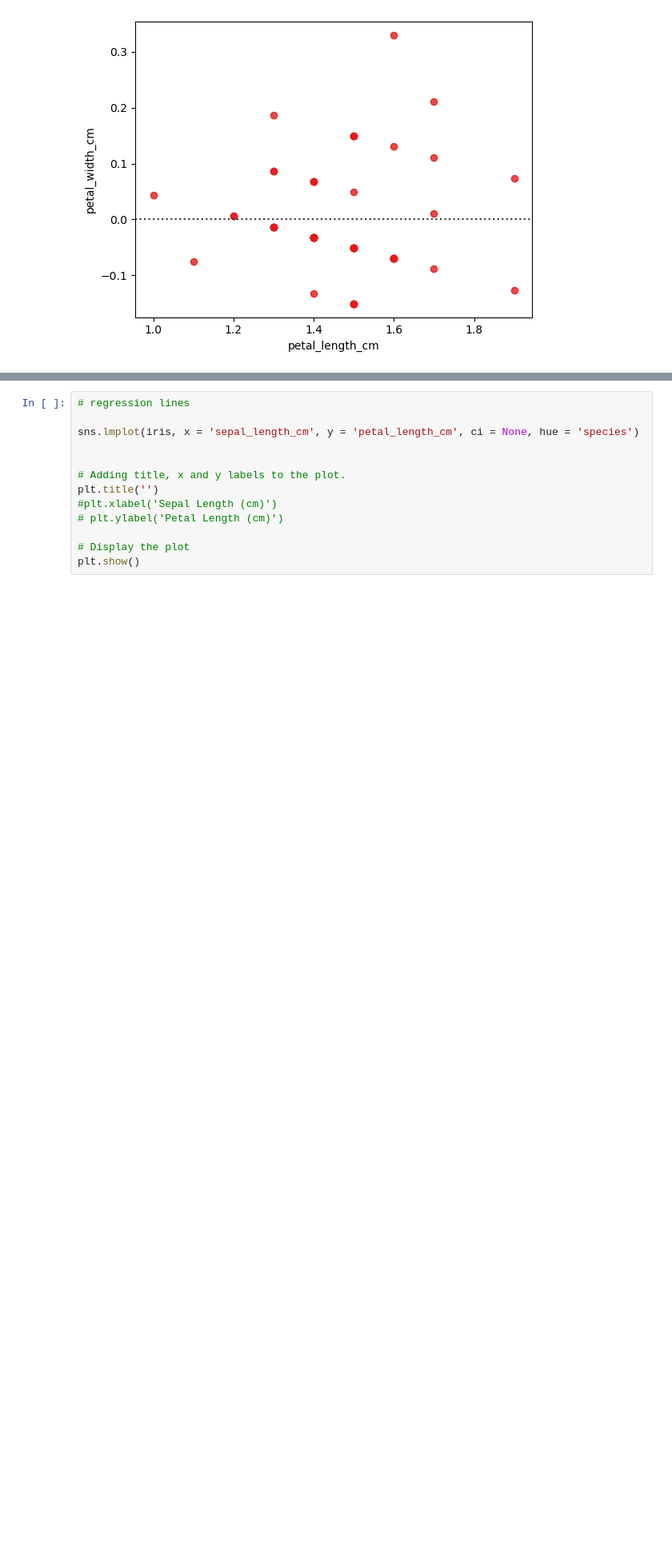
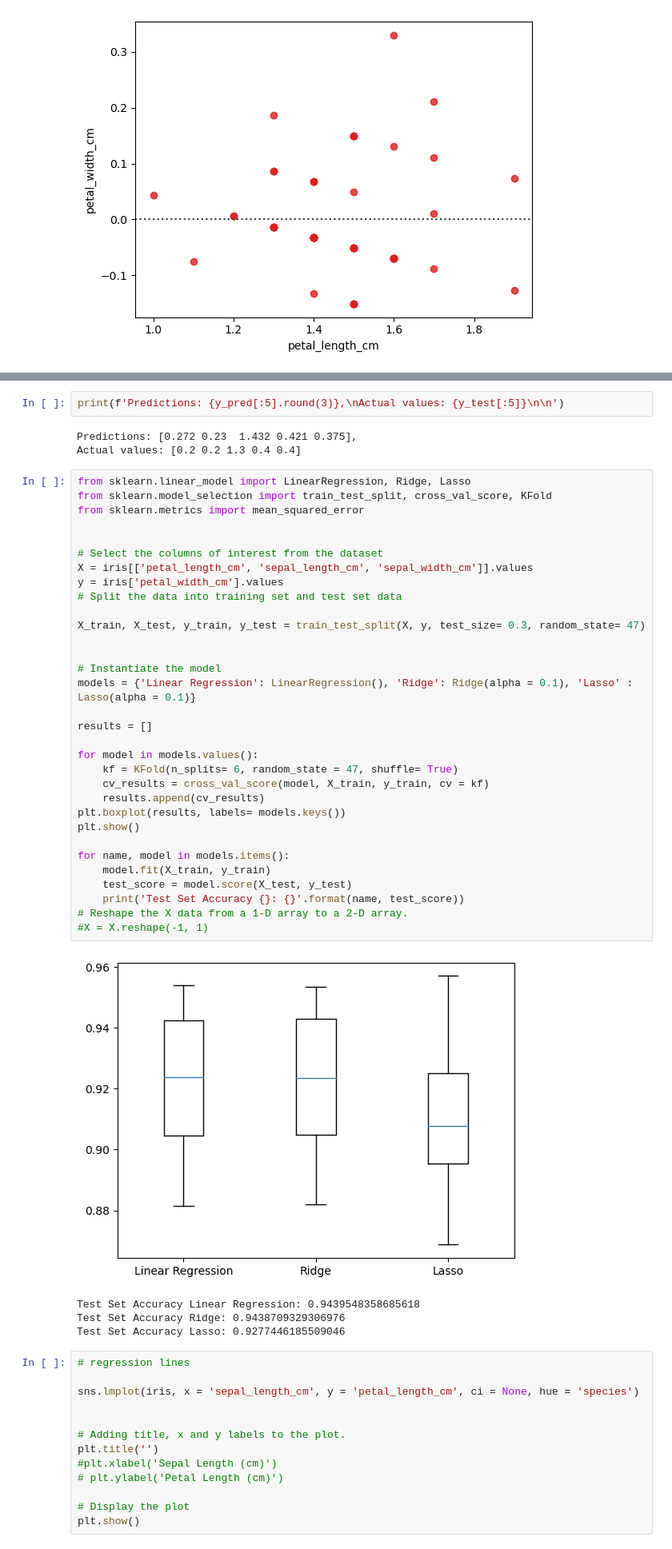
Before and after one commit to IreneKilgannon/pands-project, a Jupyter notebook: analysis.ipynb, the cells around one changed output, grey strips where cells are left out. Shown at 80% size. Cells and saved outputs as stored; diff of their text form; blank space fills up the shorter version.

Commit message:
working on the linear regression analysis, adding comments, code and explanations

```diff
--- a/analysis.ipynb
+++ b/analysis.ipynb
@@ -373,3 +401,45 @@ plt.show()
+# %%
+print(f'Predictions: {y_pred[:5].round(3)},\nActual values: {y_test[:5]}\n\n')
+# %% [output]
+Predictions: [0.272 0.23  1.432 0.421 0.375],
+Actual values: [0.2 0.2 1.3 0.4 0.4]
+# %%
+from sklearn.linear_model import LinearRegression, Ridge, Lasso
+from sklearn.model_selection import train_test_split, cross_val_score, KFold
+from sklearn.metrics import mean_squared_error
+
+
+# Select the columns of interest from the dataset
+X = iris[['petal_length_cm', 'sepal_length_cm', 'sepal_width_cm']].values
+y = iris['petal_width_cm'].values
+# Split the data into training set and test set data
+
+X_train, X_test, y_train, y_test = train_test_split(X, y, test_size= 0.3, random_state= 47)
+
+
+# Instantiate the model
+models = {'Linear Regression': LinearRegression(), 'Ridge': Ridge(alpha = 0.1), 'Lasso' : Lasso(alpha = 0.1)}
+
+results = []
+
+for model in models.values():
+    kf = KFold(n_splits= 6, random_state = 47, shuffle= True)
+    cv_results = cross_val_score(model, X_train, y_train, cv = kf)
+    results.append(cv_results)
+plt.boxplot(results, labels= models.keys())
+plt.show()
+
+for name, model in models.items():
+    model.fit(X_train, y_train)
+    test_score = model.score(X_test, y_test)
+    print('Test Set Accuracy {}: {}'.format(name, test_score))
+# Reshape the X data from a 1-D array to a 2-D array.
+#X = X.reshape(-1, 1)
+# %% [output]
+[figure, added]
+Test Set Accuracy Linear Regression: 0.9439548358685618
+Test Set Accuracy Ridge: 0.9438709329306976
+Test Set Accuracy Lasso: 0.9277446185509046
 # %%
 # regression lines
 
```
Also changed, not shown: parts of 2 cells of this notebook, 9 other files.
